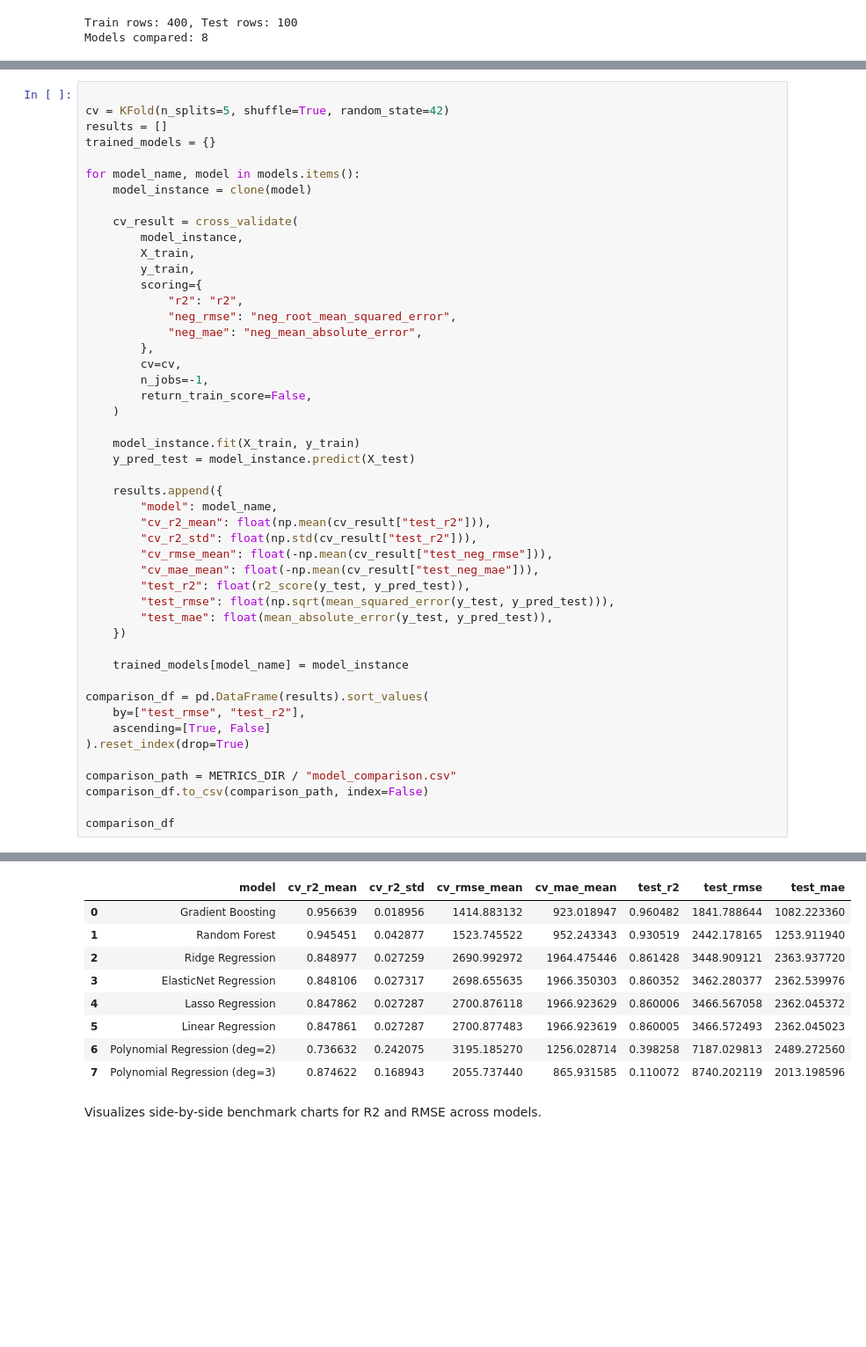
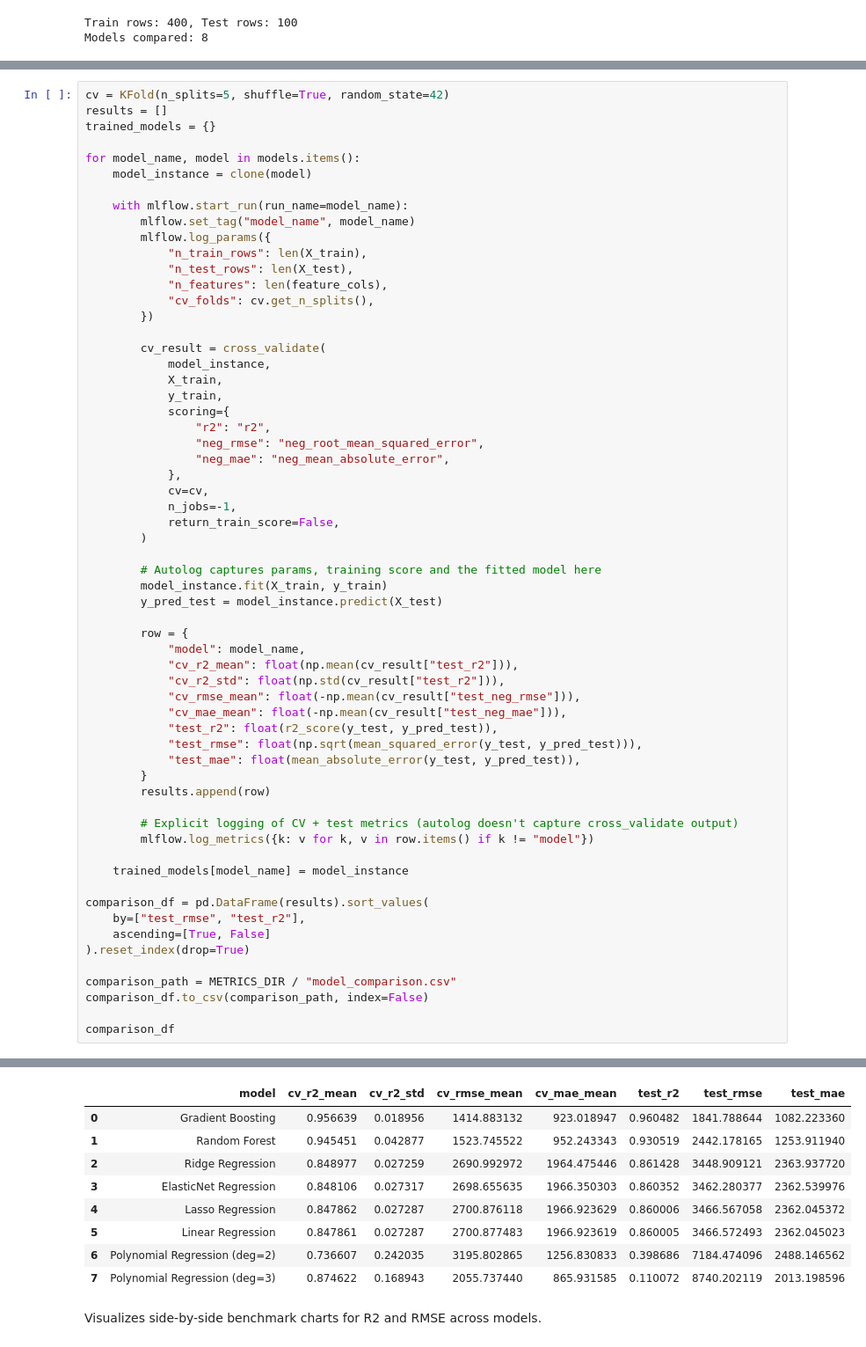
Before and after one commit to visurarodrigo/used-car-price-intelligence-platform, a Jupyter notebook: 02-baseline-modeling/stage2_baseline_modeling.ipynb, the cells around one changed output, grey strips where cells are left out. Shown at 88% size. Drawn from its saved outputs; the diff is of its cells as text; blank space fills up the shorter version.

```diff
--- a/02-baseline-modeling/stage2_baseline_modeling.ipynb
+++ b/02-baseline-modeling/stage2_baseline_modeling.ipynb
@@ -143,5 +171,4 @@ Trains and evaluates each model with cross-validation and test metrics, then sav
 # %%
-
 cv = KFold(n_splits=5, shuffle=True, random_state=42)
 results = []
 trained_models = {}
@@ -149,33 +176,47 @@ trained_models = {}
 for model_name, model in models.items():
     model_instance = clone(model)
 
-    cv_result = cross_validate(
-        model_instance,
-        X_train,
-        y_train,
-        scoring={
-            "r2": "r2",
-            "neg_rmse": "neg_root_mean_squared_error",
-            "neg_mae": "neg_mean_absolute_error",
-        },
-        cv=cv,
-        n_jobs=-1,
-        return_train_score=False,
-    )
+    with mlflow.start_run(run_name=model_name):
+        mlflow.set_tag("model_name", model_name)
+        mlflow.log_params({
+            "n_train_rows": len(X_train),
+            "n_test_rows": len(X_test),
+            "n_features": len(feature_cols),
+            "cv_folds": cv.get_n_splits(),
+        })
 
-    model_instance.fit(X_train, y_train)
-    y_pred_test = model_instance.predict(X_test)
+        cv_result = cross_validate(
+            model_instance,
+            X_train,
+            y_train,
+            scoring={
+                "r2": "r2",
+                "neg_rmse": "neg_root_mean_squared_error",
+                "neg_mae": "neg_mean_absolute_error",
+            },
+            cv=cv,
+            n_jobs=-1,
+            return_train_score=False,
+        )
 
-    results.append({
-        "model": model_name,
-        "cv_r2_mean": float(np.mean(cv_result["test_r2"])),
-        "cv_r2_std": float(np.std(cv_result["test_r2"])),
-        "cv_rmse_mean": float(-np.mean(cv_result["test_neg_rmse"])),
-        "cv_mae_mean": float(-np.mean(cv_result["test_neg_mae"])),
-        "test_r2": float(r2_score(y_test, y_pred_test)),
-        "test_rmse": float(np.sqrt(mean_squared_error(y_test, y_pred_test))),
-        "test_mae": float(mean_absolute_error(y_test, y_pred_test)),
-    })
+        # Autolog captures params, training score and the fitted model here
+        model_instance.fit(X_train, y_train)
+        y_pred_test = model_instance.predict(X_test)
+
+        row = {
+            "model": model_name,
+            "cv_r2_mean": float(np.mean(cv_result["test_r2"])),
+            "cv_r2_std": float(np.std(cv_result["test_r2"])),
+            "cv_rmse_mean": float(-np.mean(cv_result["test_neg_rmse"])),
+            "cv_mae_mean": float(-np.mean(cv_result["test_neg_mae"])),
+            "test_r2": float(r2_score(y_test, y_pred_test)),
+            "test_rmse": float(np.sqrt(mean_squared_error(y_test, y_pred_test))),
+            "test_mae": float(mean_absolute_error(y_test, y_pred_test)),
+        }
+        results.append(row)
+
+        # Explicit logging of CV + test metrics (autolog doesn't capture cross_validate output)
+        mlflow.log_metrics({k: v for k, v in row.items() if k != "model"})
 
     trained_models[model_name] = model_instance
 
@@ -192,11 +242,11 @@ comparison_df
 |  | model | cv_r2_mean | cv_r2_std | cv_rmse_mean | cv_mae_mean | test_r2 | test_rmse | test_mae |
 | 0 | Gradient Boosting | 0.956639 | 0.018956 | 1414.883132 | 923.018947 | 0.960482 | 1841.788644 | 1082.223360 |
 | 1 | Random Forest | 0.945451 | 0.042877 | 1523.745522 | 952.243343 | 0.930519 | 2442.178165 | 1253.911940 |
 | 2 | Ridge Regression | 0.848977 | 0.027259 | 2690.992972 | 1964.475446 | 0.861428 | 3448.909121 | 2363.937720 |
 | 3 | ElasticNet Regression | 0.848106 | 0.027317 | 2698.655635 | 1966.350303 | 0.860352 | 3462.280377 | 2362.539976 |
 | 4 | Lasso Regression | 0.847862 | 0.027287 | 2700.876118 | 1966.923629 | 0.860006 | 3466.567058 | 2362.045372 |
 | 5 | Linear Regression | 0.847861 | 0.027287 | 2700.877483 | 1966.923619 | 0.860005 | 3466.572493 | 2362.045023 |
-| 6 | Polynomial Regression (deg=2) | 0.736632 | 0.242075 | 3195.185270 | 1256.028714 | 0.398258 | 7187.029813 | 2489.272560 |
+| 6 | Polynomial Regression (deg=2) | 0.736607 | 0.242035 | 3195.802865 | 1256.830833 | 0.398686 | 7184.474096 | 2488.146562 |
 | 7 | Polynomial Regression (deg=3) | 0.874622 | 0.168943 | 2055.737440 | 865.931585 | 0.110072 | 8740.202119 | 2013.198596 |
 # %% [markdown]
 Visualizes side-by-side benchmark charts for R2 and RMSE across models.
```
Also changed, not shown: parts of 8 cells of this notebook, 1 other file.
